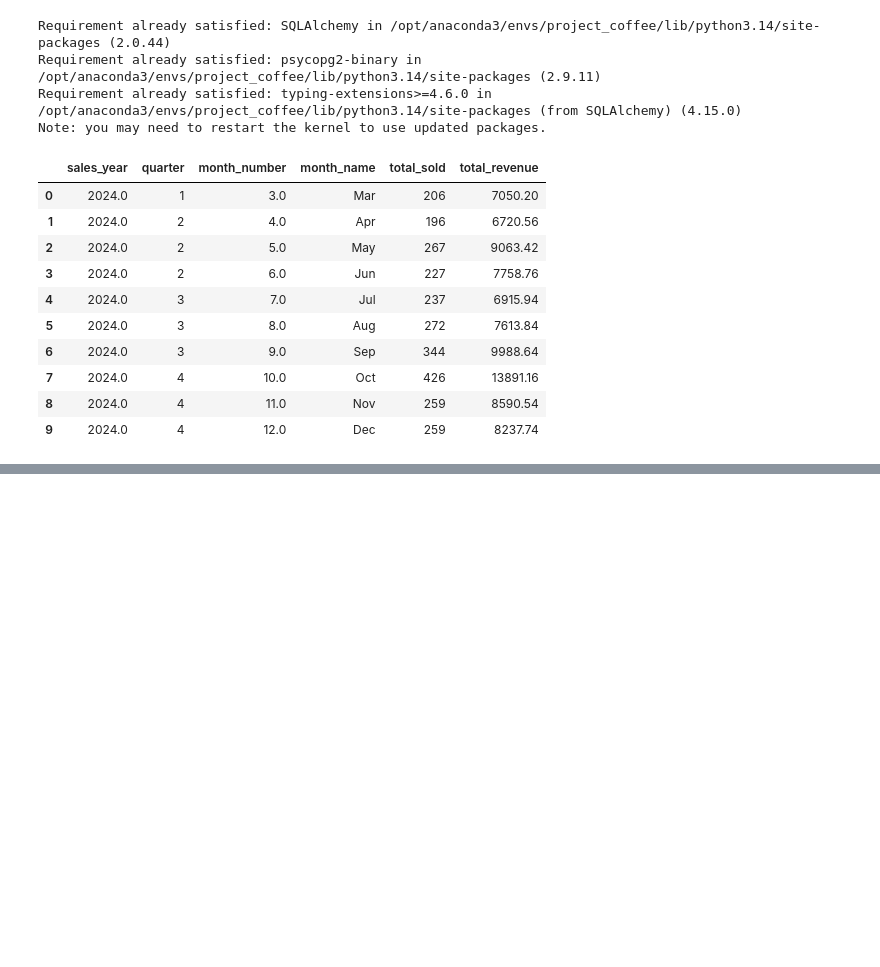
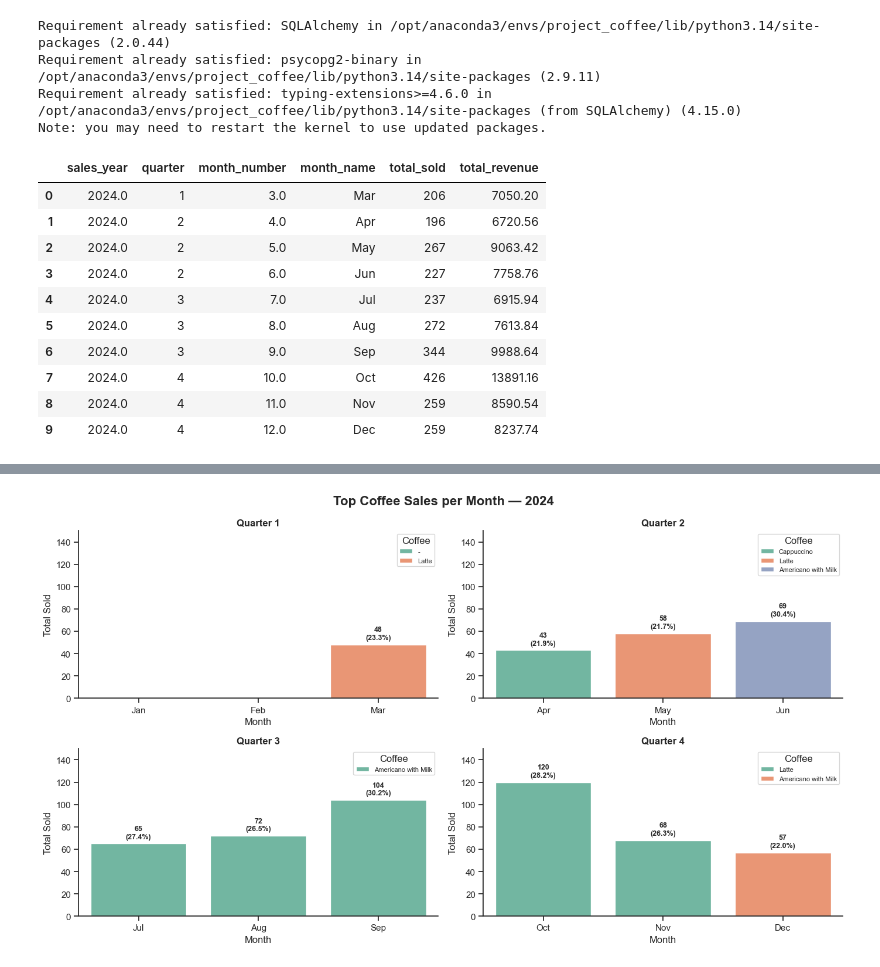
Before and after one commit to rajendrashrest111/Project_coffee_python, a Jupyter notebook: 6_quaterly_reports.ipynb, the cells around one changed output, grey strips where cells are left out. Drawn from its saved outputs; the diff is of its cells as text; code cells hidden in the pictures; blank space fills up the shorter version.

```diff
--- a/6_quaterly_reports.ipynb
+++ b/6_quaterly_reports.ipynb
@@ -105,0 +169,18 @@ plt.show()
+# %%
+query_all_coffee= """
+SELECT
+    EXTRACT(YEAR FROM date) AS sales_year,
+    CEIL(EXTRACT(MONTH FROM date) / 3.0)::INT AS quarter,
+    EXTRACT(MONTH FROM date) AS month_number,
+    TO_CHAR(date, 'Mon') AS month_name,
+    coffee_name,
+    COUNT(*) AS total_sold,
+    SUM(money) AS total_revenue
+FROM coffee_dim
+WHERE EXTRACT(YEAR FROM date) = 2024
+GROUP BY sales_year, quarter, month_number, month_name, coffee_name
+ORDER BY sales_year, quarter, month_number, total_sold DESC;
+"""
+
+df_all_coffees = pd.read_sql(query_all_coffee,conn)
+df_all_coffees.head()
@@ -105,0 +194,70 @@ plt.show()
+# %%
+
+# Top coffee per month
+df_top = df_all_coffees.sort_values(['total_sold'], ascending=False).groupby(['quarter','month_number','month_name']).first().reset_index()
+
+# Compute total sales per month
+month_totals = df_all_coffees.groupby(['quarter','month_number','month_name'])['total_sold'].sum().reset_index()
+month_totals.rename(columns={'total_sold':'month_total'}, inplace=True)
+df_top = df_top.merge(month_totals, on=['quarter','month_number','month_name'])
+df_top['pct'] = df_top['total_sold'] / df_top['month_total'] * 100
+
+# Add missing months for Q1
+missing_q1 = pd.DataFrame({
+    "sales_year": [2024, 2024],
+    "quarter": [1,1],
+    "month_number": [1,2],
+    "month_name": ["Jan","Feb"],
+    "coffee_name": ["-","-"],
+    "total_sold": [0,0],
+    "total_revenue": [0,0],
+    "month_total": [0,0],
+    "pct": [0,0]
+})
+df_plot = pd.concat([df_top, missing_q1], ignore_index=True).sort_values(['quarter','month_number'])
+
+# Plot
+sns.set_theme(style="ticks")
+quarters = sorted(df_plot['quarter'].unique())
+fig, axes = plt.subplots(2,2,figsize=(14,8))
+axes = axes.flatten()
+
+for i, q in enumerate(quarters):
+    ax = axes[i]
+    df_q = df_plot[df_plot['quarter']==q].sort_values('month_number')
+
+    # Bar plot
+    sns.barplot(
+        data=df_q,
+        x='month_name',
+        y='total_sold',
+        hue='coffee_name',
+        dodge=False,
+        palette='Set2',
+        ax=ax
+    )
+
+    # Annotate bars with total sold + %
+    for p, pct in zip(ax.patches, df_q['pct']):
+        height = p.get_height()
+        if height > 0:
+            ax.text(
+                p.get_x() + p.get_width()/2,
+                height + 3,
+                f"{int(height)}\n({pct:.1f}%)",
+                ha='center', va='bottom',
+                fontsize=9, weight='bold'
+            )
+
+    ax.set_title(f"Quarter {q}", fontsize=12, weight="bold")
+    ax.set_xlabel("Month")
+    ax.set_ylabel("Total Sold")
+    ax.set_ylim(0,150)
+    sns.despine()
+    ax.legend(title="Coffee", loc="upper right", fontsize=8)
+
+fig.suptitle("Top Coffee Sales per Month — 2024", fontsize=16, weight="bold")
+plt.tight_layout()
+plt.show()
+# %% [output]
+[figure, added]
```
Also changed, not shown: parts of 7 cells of this notebook, 1 other file.
